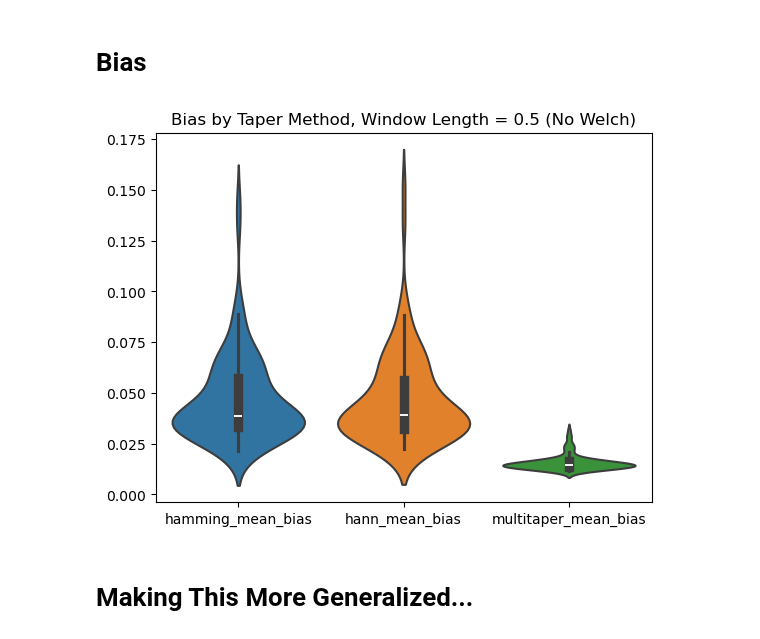
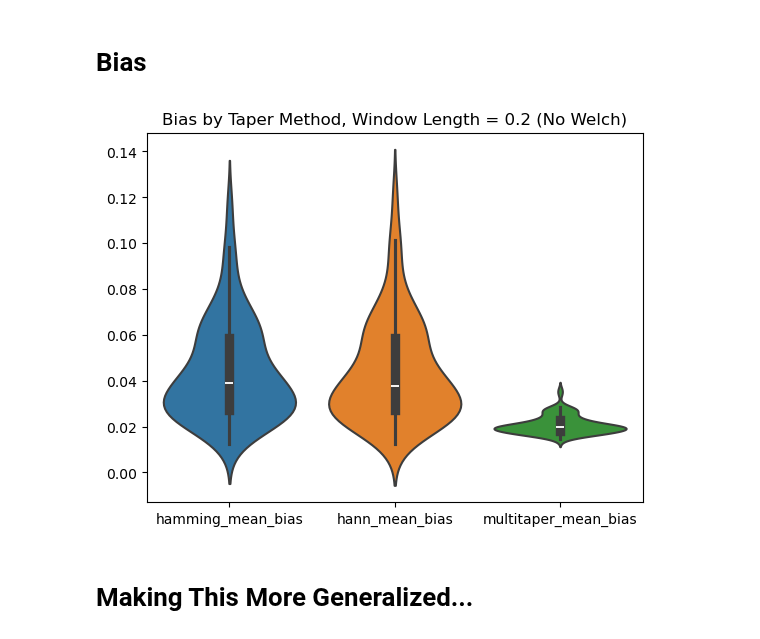
Before and after one commit to anika-kum/spectral-analysis-comparison, a Jupyter notebook: final_taper_comparison.ipynb, the cells around one changed output. Cells and saved outputs as stored; diff of their text form; code cells hidden in the pictures.

```diff
--- a/final_taper_comparison.ipynb
+++ b/final_taper_comparison.ipynb
@@ -202,39 +202,39 @@ def get_correct_theoretical_window(psd_theoretical_fd, freq_theoretical_fd, freq
     interpolator = interp1d(freq_theoretical_fd, psd_theoretical_fd, bounds_error=False, fill_value=np.nan)
     return interpolator(freq_empirical)
 # %%
-window_length = 0.5
+window_length = 0.2
 TW = 1
 
 df = pd.DataFrame(columns=['hamming_mean_bias', 'hann_mean_bias', 'multitaper_mean_bias'])
 # compare with scipy periodogram and spectral connectivity multitaper
 for random_state in range(100): # generate data multiple times
 
     data = generate_data(random_state=random_state)
     data_td = data.time_domain.combined_signal
     data_fd = data.frequency_domain
 
     freq_hann, psd_hann = single_taper_no_welch(data_td, window_length=window_length, taper_shape='hann')
     freq_hamming, psd_hamming = single_taper_no_welch(data_td, window_length=window_length, taper_shape='hamming')
     freq_mt, psd_mt = multitaper(data_td, window_length=window_length, TW=4)
 
     # interpolate for each
     psd_theo_hamming = get_correct_theoretical_window(data_fd.combined_spectrum, data_fd.frequencies, freq_hamming)
     psd_theo_hann = get_correct_theoretical_window(data_fd.combined_spectrum, data_fd.frequencies, freq_hann)
     psd_theo_mt = get_correct_theoretical_window(data_fd.combined_spectrum, data_fd.frequencies, freq_mt)
 
     # Calculate bias for each taper
     df.loc[len(df)] = [
         calc_mean_bias(psd_hamming, psd_theo_hamming),
         calc_mean_bias(psd_hann, psd_theo_hann),
         calc_mean_bias(psd_mt, psd_theo_mt)
     ]
 
 # violin plot
 plt.title(f"Bias by Taper Method, Window Length = {window_length} (No Welch)")
 sns.violinplot(data=df, linewidth=1.5)
 plt.savefig(f'{window_length}s_multitaper_{TW*2-1}_singletaper_no_welch_bias.png')
 # %% [output]
-[figure, old version]
+[figure, new version]
 # %% [markdown]
 # Making This More Generalized...
 # %%
```
Also changed, not shown: 3 other files.
